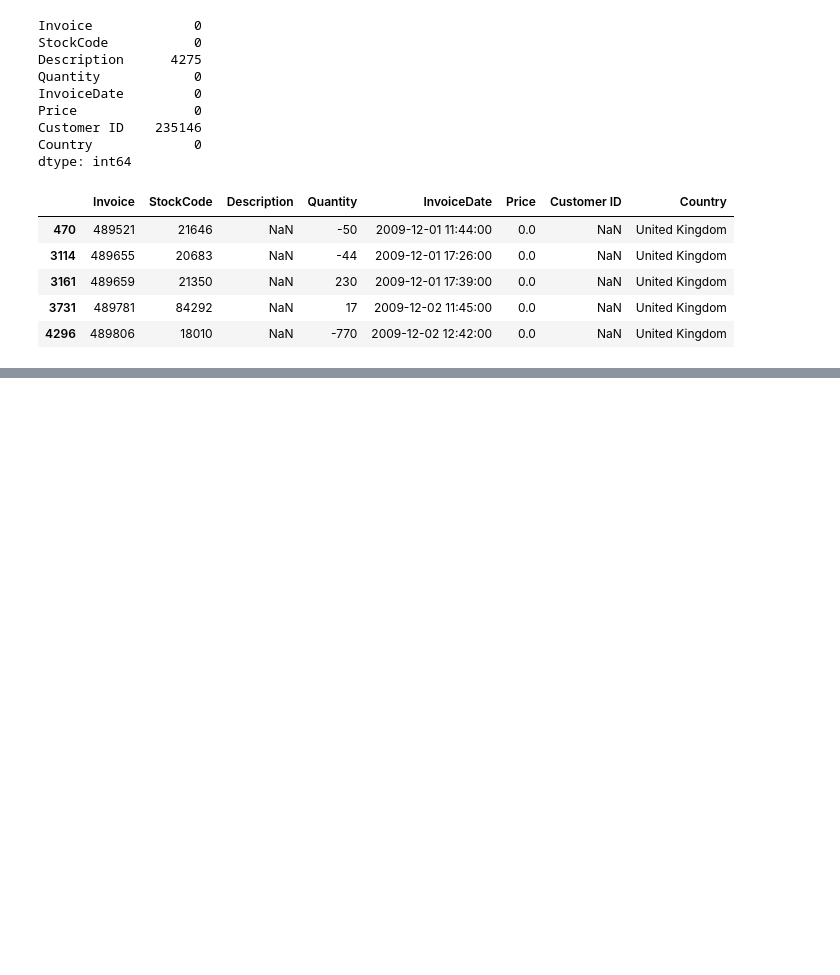
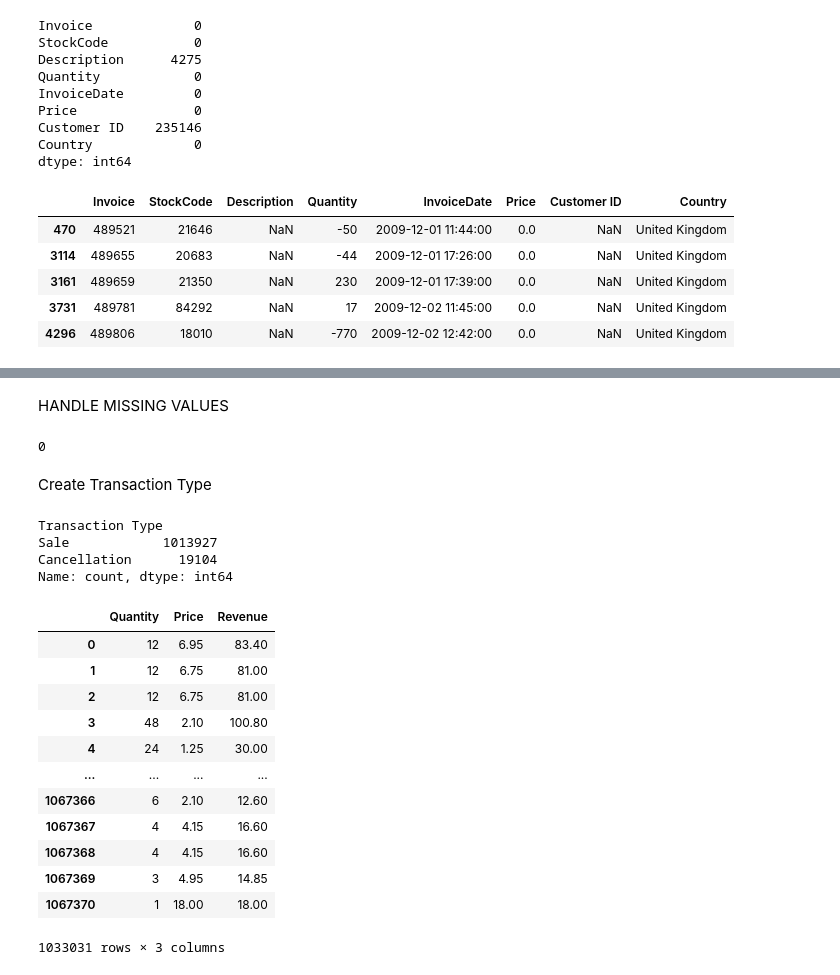
Before and after one commit to ivaibhavpawar1045/Python-Data-Analytics, a Jupyter notebook: Mini_Projects/Mini_Project_06_Online_Retail_Analytics/online_retail_analytics.ipynb, the cells around one changed output, grey strips where cells are left out. Saved outputs shown, nothing was run; the diff lists cells and outputs as text; code cells hidden in the pictures; blank space fills up the shorter version.

Commit message:
Clean transaction data and engineer analytical features

```diff
--- a/Mini_Projects/Mini_Project_06_Online_Retail_Analytics/online_retail_analytics.ipynb
+++ b/Mini_Projects/Mini_Project_06_Online_Retail_Analytics/online_retail_analytics.ipynb
@@ -247,3 +248,42 @@ clean_df[clean_df["Customer ID"].isnull()].head()
 | 284 | 489467 | 85123A | 21733 mixed | -192 | 2009-12-01 10:53:00 | 0.00 | NaN | United Kingdom |
 | 470 | 489521 | 21646 | NaN | -50 | 2009-12-01 11:44:00 | 0.00 | NaN | United Kingdom |
 | 577 | 489525 | 85226C | BLUE PULL BACK RACING CAR | 1 | 2009-12-01 11:49:00 | 0.55 | NaN | United Kingdom |
+# %% [markdown]
+HANDLE MISSING VALUES
+# %%
+clean_df["Description"] = clean_df["Description"].fillna("Unknown Product")
+clean_df["Description"].isnull().sum()
+# %% [output]
+0
+# %% [markdown]
+Create Transaction Type
+# %%
+clean_df["Transaction Type"] = np.where(
+     clean_df["Invoice"].astype(str).str.startswith("C") ,
+     "Cancellation" ,
+     "Sale"
+)
+clean_df["Transaction Type"].value_counts()
+# %% [output]
+Transaction Type
+Sale            1013927
+Cancellation      19104
+Name: count, dtype: int64
+# %%
+# create revenue
+clean_df["Revenue"] = clean_df["Quantity"] * clean_df["Price"]
+clean_df[["Quantity" , "Price" , "Revenue"]]
+# %% [output]
+|  | Quantity | Price | Revenue |
+| 0 | 12 | 6.95 | 83.40 |
+| 1 | 12 | 6.75 | 81.00 |
+| 2 | 12 | 6.75 | 81.00 |
+| 3 | 48 | 2.10 | 100.80 |
+| 4 | 24 | 1.25 | 30.00 |
+| ... | ... | ... | ... |
+| 1067366 | 6 | 2.10 | 12.60 |
+| 1067367 | 4 | 4.15 | 16.60 |
+| 1067368 | 4 | 4.15 | 16.60 |
+| 1067369 | 3 | 4.95 | 14.85 |
+| 1067370 | 1 | 18.00 | 18.00 |
+1033031 rows × 3 columns
```
Also changed, not shown: parts of 7 cells of this notebook.
